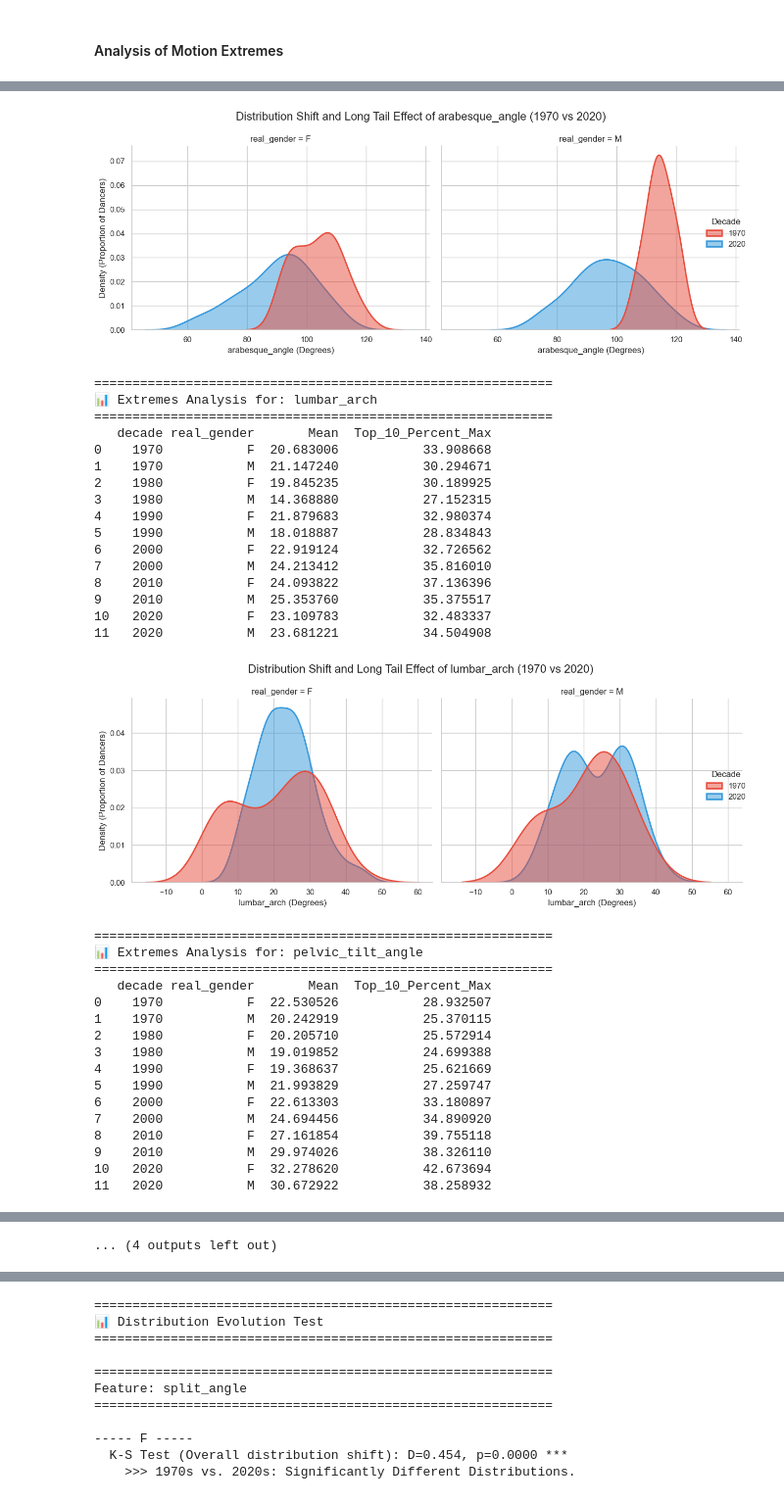
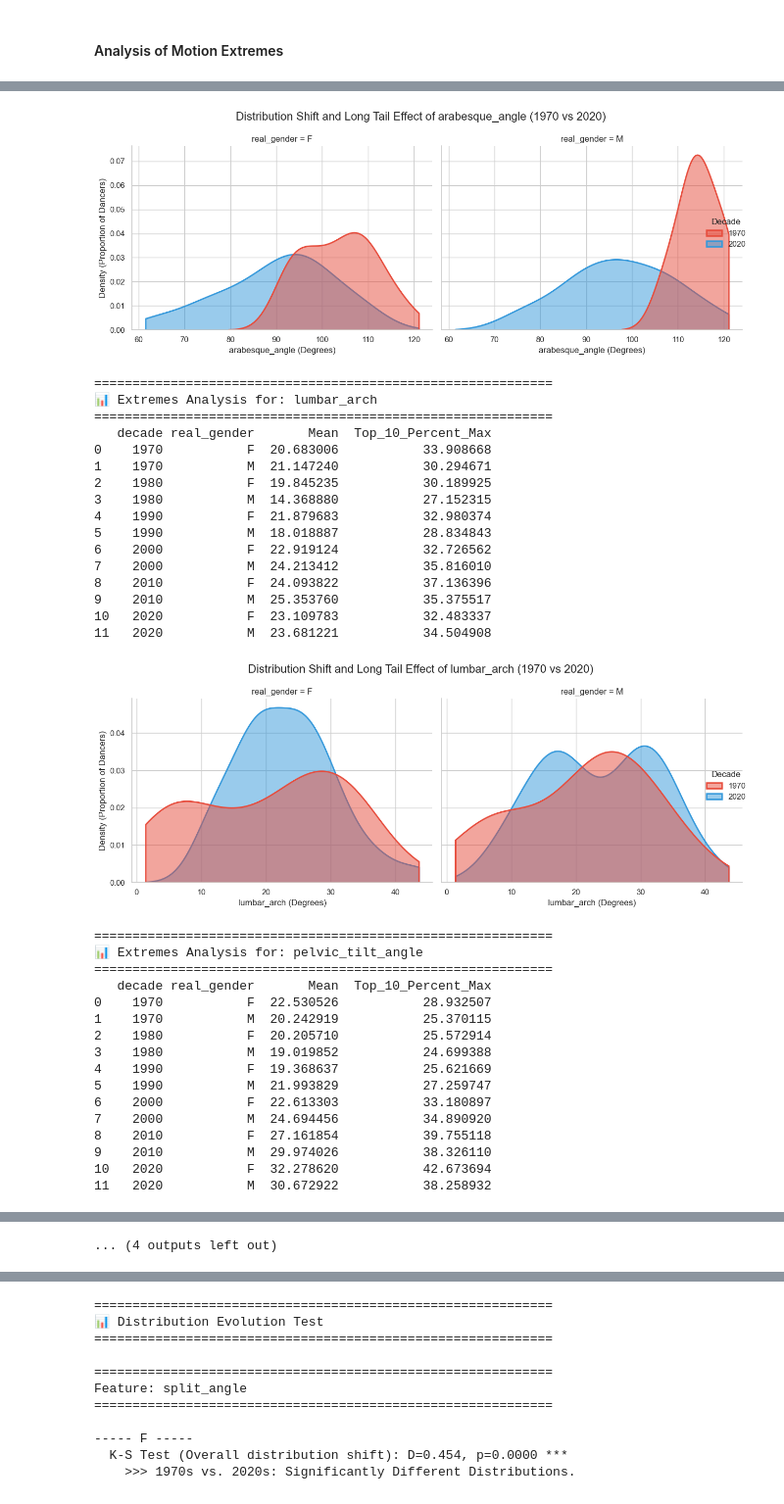
Before and after one commit to TadejPogacar1/DH412-History-and-the-Digital, a Jupyter notebook: arabesque_analysis.ipynb, the cells around one changed output, grey strips where cells are left out. Shown at 98% size. Drawn from its saved outputs; the diff is of its cells as text; code cells hidden in the pictures.

Commit message:
Update kde plot

```diff
--- a/arabesque_analysis.ipynb
+++ b/arabesque_analysis.ipynb
@@ -813,8 +813,11 @@ for metric in target_metrics:
     # ==========================================
     sns.set_theme(style="whitegrid")
 
+    min_val = df_extremes[metric].min()
+    max_val = df_extremes[metric].max()
+
     g = sns.displot(
-        data=df_extremes,
+        data=df_extremes.dropna(subset=[metric]),
         x=metric,
         hue="decade",
         hue_order=[start_decade, end_decade],
@@ -826,7 +829,8 @@ for metric in target_metrics:
         linewidth=2,
         common_norm=False,
         height=5,
-        aspect=1.2
+        aspect=1.2,
+        clip=(min_val, max_val)
     )
 
     if metric == 'split_angle':
@@ -899,35 +903,35 @@ for metric in target_metrics:
 ============================================================
    decade real_gender        Mean  Top_10_Percent_Max
 0    1970           F  103.653473          114.423652
 1    1970           M  114.576581          119.938302
 2    1980           F   94.767725          106.606861
 3    1980           M  104.229715          116.992683
 4    1990           F   85.565937          100.736766
 5    1990           M  105.831338          115.623835
 6    2000           F   85.554337          102.042181
 7    2000           M  100.556914          117.522497
 8    2010           F   95.877932          106.305184
 9    2010           M  102.365607          114.856191
 10   2020           F   90.299779          105.647753
 11   2020           M   97.381132          112.908561
-[figure, old version]
+[figure, new version]
 ============================================================
 📊 Extremes Analysis for: lumbar_arch
 ============================================================
    decade real_gender       Mean  Top_10_Percent_Max
 0    1970           F  20.683006           33.908668
 1    1970           M  21.147240           30.294671
 2    1980           F  19.845235           30.189925
 3    1980           M  14.368880           27.152315
 4    1990           F  21.879683           32.980374
 5    1990           M  18.018887           28.834843
 6    2000           F  22.919124           32.726562
 7    2000           M  24.213412           35.816010
 8    2010           F  24.093822           37.136396
 9    2010           M  25.353760           35.375517
 10   2020           F  23.109783           32.483337
 11   2020           M  23.681221           34.504908
-[figure, old version]
+[figure, new version]
 ============================================================
 📊 Extremes Analysis for: pelvic_tilt_angle
 ============================================================
```
Also changed, not shown: parts of 4 cells of this notebook.
